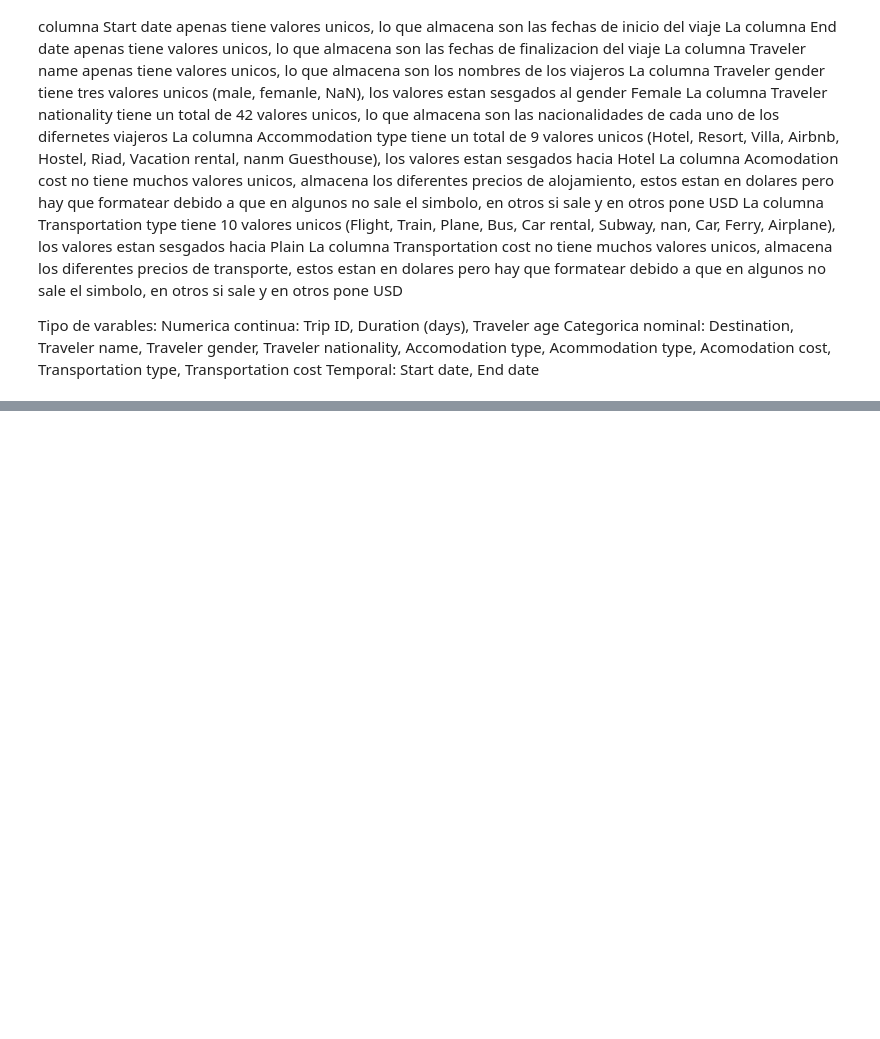
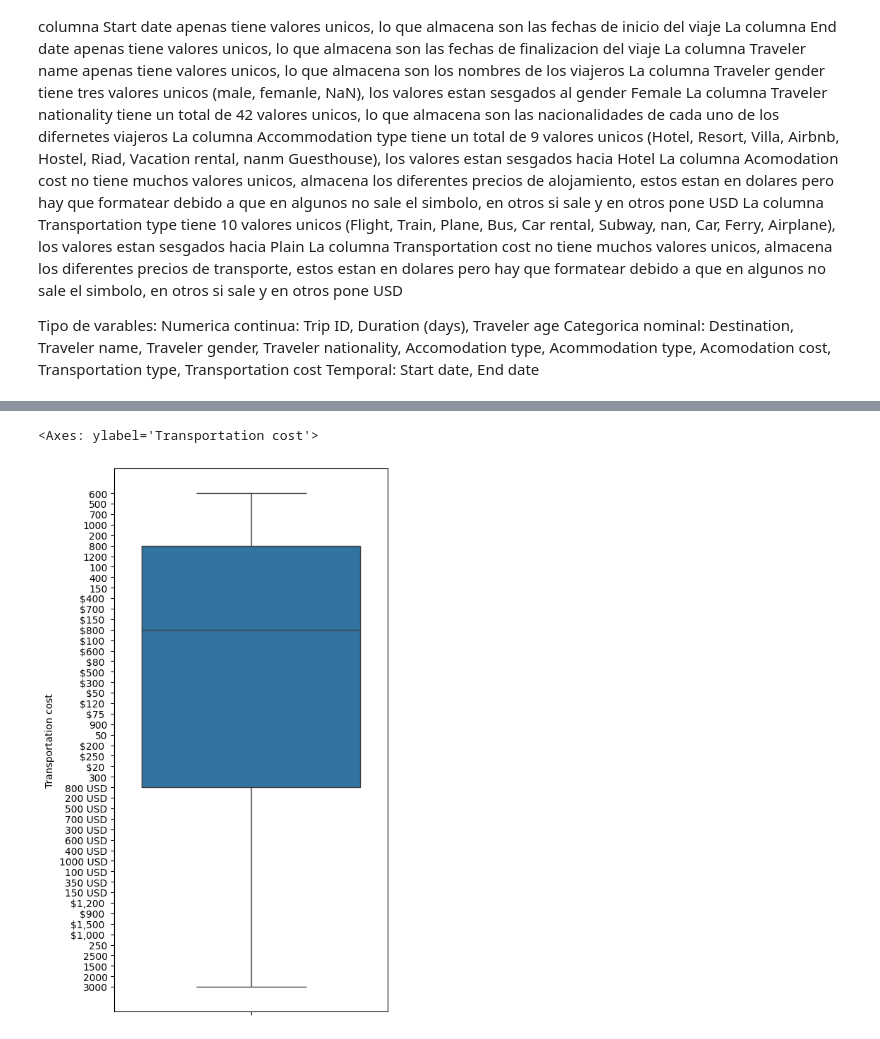
Before and after one commit to maketas1/proyectos, a Jupyter notebook: viajes.ipynb, the cells around one changed output, grey strips where cells are left out. Saved outputs shown, nothing was run; the diff lists cells and outputs as text; code cells hidden in the pictures; blank space fills up the shorter version.

```diff
--- a/viajes.ipynb
+++ b/viajes.ipynb
@@ -200,0 +237,11 @@ Temporal: Start date, End date
+# %%
+fig, ax = plt.subplots(figsize=(5, 10))
+
+sns.boxplot(
+    data=df1_copia,
+    y= "Transportation cost",
+    ax=ax
+)
+# %% [output]
+<Axes: ylabel='Transportation cost'>
+[figure, added]
```
Also changed, not shown: parts of 5 cells of this notebook.
